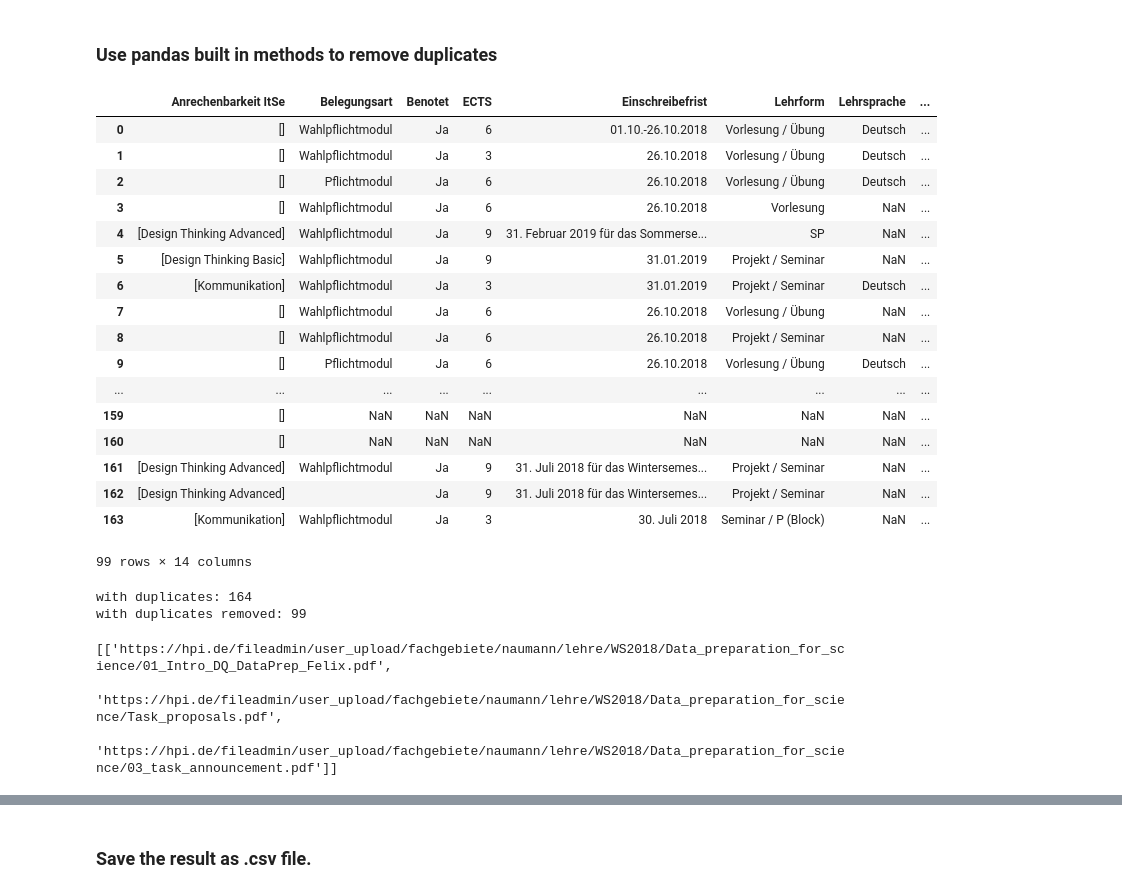
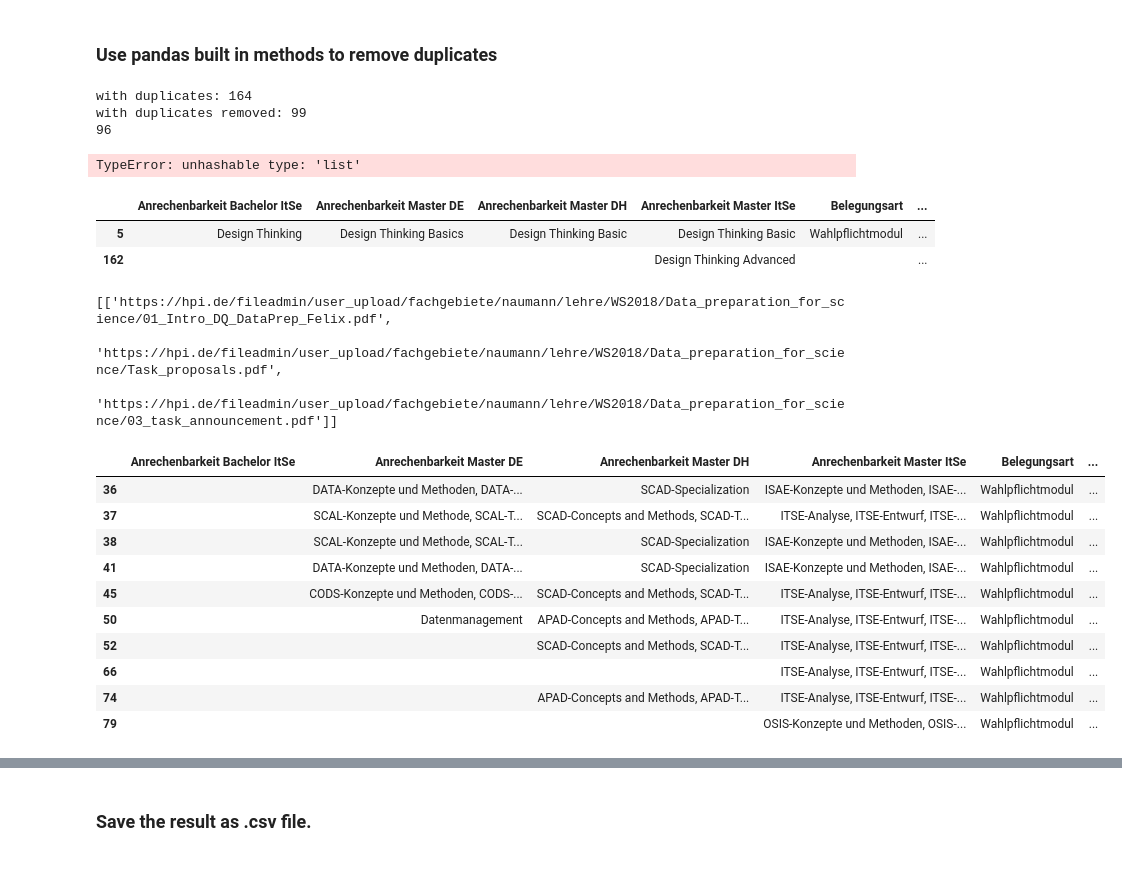
Before and after one commit to sirexeclp/hpiCourses, a Jupyter notebook: First Presentation.ipynb, the cells around one changed output, grey strips where cells are left out. Saved outputs shown, nothing was run; the diff lists cells and outputs as text; code cells hidden in the pictures; blank space fills up the shorter version.

```diff
--- a/First Presentation.ipynb
+++ b/First Presentation.ipynb
@@ -194,36 +210,45 @@ df[df.Name.str.contains("Preparation")]
 ### Use pandas built in methods to remove duplicates
 # %%
 #remove duplicates, but ignore files and URL column
-duplicatesRemoved = df.drop_duplicates(df.columns.difference(["files","URL","Anrechenbarkeit ItSe"]))
+duplicatesRemoved = df.drop_duplicates(df.columns.difference(["files","URL"]))
 duplicatesRemoved
+dup2 = df.drop_duplicates(subset =["Name"])
-# %% [output]
-|  | Anrechenbarkeit ItSe | Belegungsart | Benotet | ECTS | Einschreibefrist | Lehrform | Lehrsprache | ... |
-| 0 | [] | Wahlpflichtmodul | Ja | 6 | 01.10.-26.10.2018 | Vorlesung / Übung | Deutsch | ... |
-| 1 | [] | Wahlpflichtmodul | Ja | 3 | 26.10.2018 | Vorlesung / Übung | Deutsch | ... |
-| 2 | [] | Pflichtmodul | Ja | 6 | 26.10.2018 | Vorlesung / Übung | Deutsch | ... |
-| 3 | [] | Wahlpflichtmodul | Ja | 6 | 26.10.2018 | Vorlesung | NaN | ... |
-| 4 | [Design Thinking Advanced] | Wahlpflichtmodul | Ja | 9 | 31. Februar 2019 für das Sommerse... | SP | NaN | ... |
-| 5 | [Design Thinking Basic] | Wahlpflichtmodul | Ja | 9 | 31.01.2019 | Projekt / Seminar | NaN | ... |
-| 6 | [Kommunikation] | Wahlpflichtmodul | Ja | 3 | 31.01.2019 | Projekt / Seminar | Deutsch | ... |
-| 7 | [] | Wahlpflichtmodul | Ja | 6 | 26.10.2018 | Vorlesung / Übung | NaN | ... |
-| 8 | [] | Wahlpflichtmodul | Ja | 6 | 26.10.2018 | Projekt / Seminar | NaN | ... |
-| 9 | [] | Pflichtmodul | Ja | 6 | 26.10.2018 | Vorlesung / Übung | Deutsch | ... |
-| ... | ... | ... | ... | ... | ... | ... | ... | ... |
-| 159 | [] | NaN | NaN | NaN | NaN | NaN | NaN | ... |
-| 160 | [] | NaN | NaN | NaN | NaN | NaN | NaN | ... |
-| 161 | [Design Thinking Advanced] | Wahlpflichtmodul | Ja | 9 | 31. Juli 2018 für das Wintersemes... | Projekt / Seminar | NaN | ... |
-| 162 | [Design Thinking Advanced] |  | Ja | 9 | 31. Juli 2018 für das Wintersemes... | Projekt / Seminar | NaN | ... |
-| 163 | [Kommunikation] | Wahlpflichtmodul | Ja | 3 | 30. Juli 2018 | Seminar / P (Block) | NaN | ... |
-99 rows × 14 columns
 # %%
 print(f"with duplicates: {len(df)}")
 print(f"with duplicates removed: {len(duplicatesRemoved)}")
+print(len(dup2))
+
+merged = duplicatesRemoved.columns.difference(["files","URL"]).merge(dup2, indicator=True, how='outer')
+merged[merged['_merge'] == 'right_only']
 # %% [output]
 with duplicates: 164
 with duplicates removed: 99
+96
+TypeError: unhashable type: 'list'
+# %%
+duplicatesRemoved[duplicatesRemoved.Name.str.contains("D-School Basic Track")]
+# %% [output]
+|  | Anrechenbarkeit Bachelor ItSe | Anrechenbarkeit Master DE | Anrechenbarkeit Master DH | Anrechenbarkeit Master ItSe | Belegungsart | ... |
+| 5 | Design Thinking | Design Thinking Basics | Design Thinking Basic | Design Thinking Basic | Wahlpflichtmodul | ... |
+| 162 |  |  |  | Design Thinking Advanced |  | ... |
 # %%
 list(duplicatesRemoved[duplicatesRemoved.Name.str.contains("Preparation")].files)
 # %% [output]
 [['https://hpi.de/fileadmin/user_upload/fachgebiete/naumann/lehre/WS2018/Data_preparation_for_science/01_Intro_DQ_DataPrep_Felix.pdf',
   'https://hpi.de/fileadmin/user_upload/fachgebiete/naumann/lehre/WS2018/Data_preparation_for_science/Task_proposals.pdf',
   'https://hpi.de/fileadmin/user_upload/fachgebiete/naumann/lehre/WS2018/Data_preparation_for_science/03_task_announcement.pdf']]
+# %%
+duplicatesRemoved[(duplicatesRemoved["Lehrform"].str.contains("Vorlesung", na=False))
+                      & (duplicatesRemoved.ECTS.astype(float) == 6) & duplicatesRemoved["Anrechenbarkeit Master ItSe"]]
+# %% [output]
+|  | Anrechenbarkeit Bachelor ItSe | Anrechenbarkeit Master DE | Anrechenbarkeit Master DH | Anrechenbarkeit Master ItSe | Belegungsart | ... |
+| 36 |  | DATA-Konzepte und Methoden, DATA-... | SCAD-Specialization | ISAE-Konzepte und Methoden, ISAE-... | Wahlpflichtmodul | ... |
+| 37 |  | SCAL-Konzepte und Methode, SCAL-T... | SCAD-Concepts and Methods, SCAD-T... | ITSE-Analyse, ITSE-Entwurf, ITSE-... | Wahlpflichtmodul | ... |
+| 38 |  | SCAL-Konzepte und Methode, SCAL-T... | SCAD-Specialization | ISAE-Konzepte und Methoden, ISAE-... | Wahlpflichtmodul | ... |
+| 41 |  | DATA-Konzepte und Methoden, DATA-... | SCAD-Specialization | ISAE-Konzepte und Methoden, ISAE-... | Wahlpflichtmodul | ... |
+| 45 |  | CODS-Konzepte und Methoden, CODS-... | SCAD-Concepts and Methods, SCAD-T... | ITSE-Analyse, ITSE-Entwurf, ITSE-... | Wahlpflichtmodul | ... |
+| 50 |  | Datenmanagement | APAD-Concepts and Methods, APAD-T... | ITSE-Analyse, ITSE-Entwurf, ITSE-... | Wahlpflichtmodul | ... |
+| 52 |  |  | SCAD-Concepts and Methods, SCAD-T... | ITSE-Analyse, ITSE-Entwurf, ITSE-... | Wahlpflichtmodul | ... |
+| 66 |  |  |  | ITSE-Analyse, ITSE-Entwurf, ITSE-... | Wahlpflichtmodul | ... |
+| 74 |  |  | APAD-Concepts and Methods, APAD-T... | ITSE-Analyse, ITSE-Entwurf, ITSE-... | Wahlpflichtmodul | ... |
+| 79 |  |  |  | OSIS-Konzepte und Methoden, OSIS-... | Wahlpflichtmodul | ... |
```
Also changed, not shown: parts of 4 cells of this notebook.
